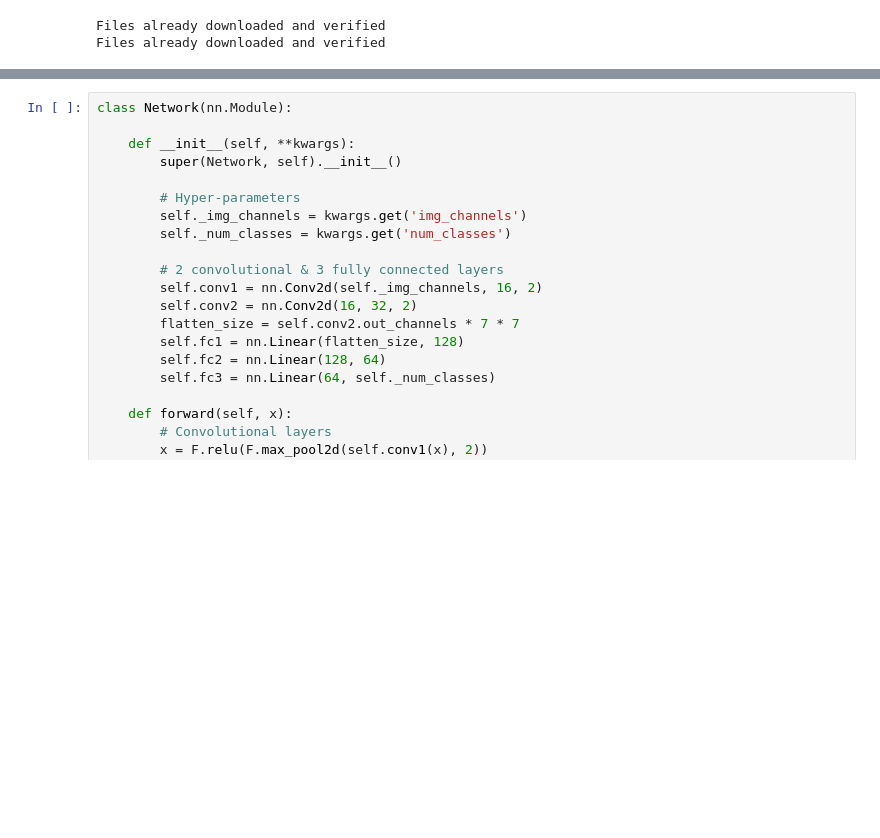
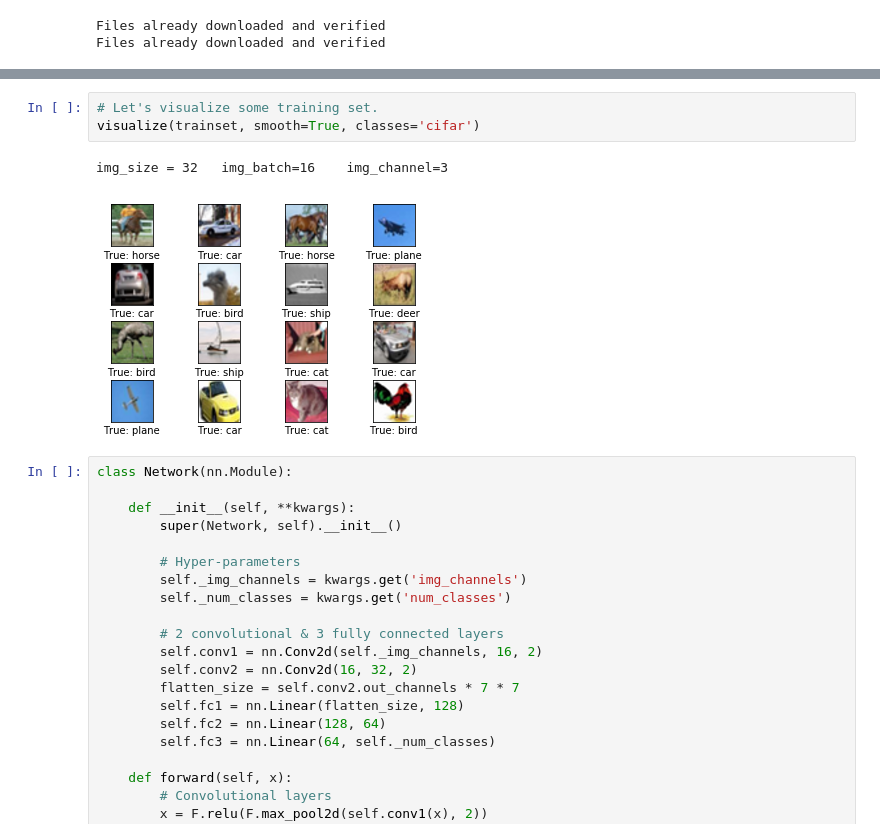
Before and after one commit to victor-iyi/pytorch-examples, a Jupyter notebook: 04 - Training a classifier/full-cifar10.ipynb, the cells around one changed output, grey strips where cells are left out. Cells and saved outputs as stored; diff of their text form; blank space fills up the shorter version.

```diff
--- a/04 - Training a classifier/full-cifar10.ipynb
+++ b/04 - Training a classifier/full-cifar10.ipynb
@@ -155,3 +66,9 @@ img_size = 32   img_batch=16    img_channel=3
+# %%
+# Let's visualize some training set.
+visualize(trainset, smooth=True, classes='cifar')
+# %% [output]
+img_size = 32   img_batch=16    img_channel=3
+[figure, added]
 # %%
 class Network(nn.Module):
 
```
Also changed, not shown: parts of 7 cells of this notebook, 2 other files.
